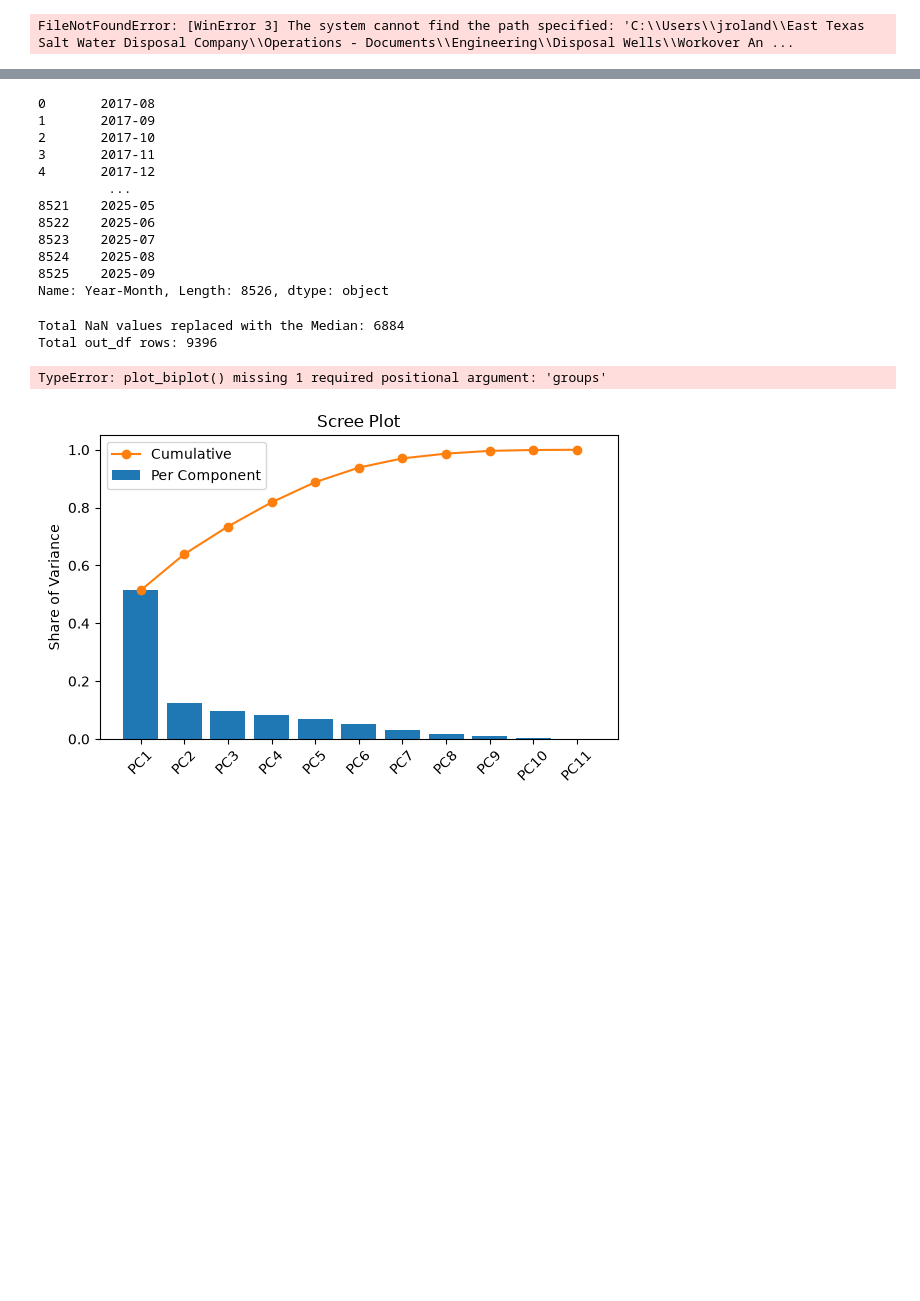
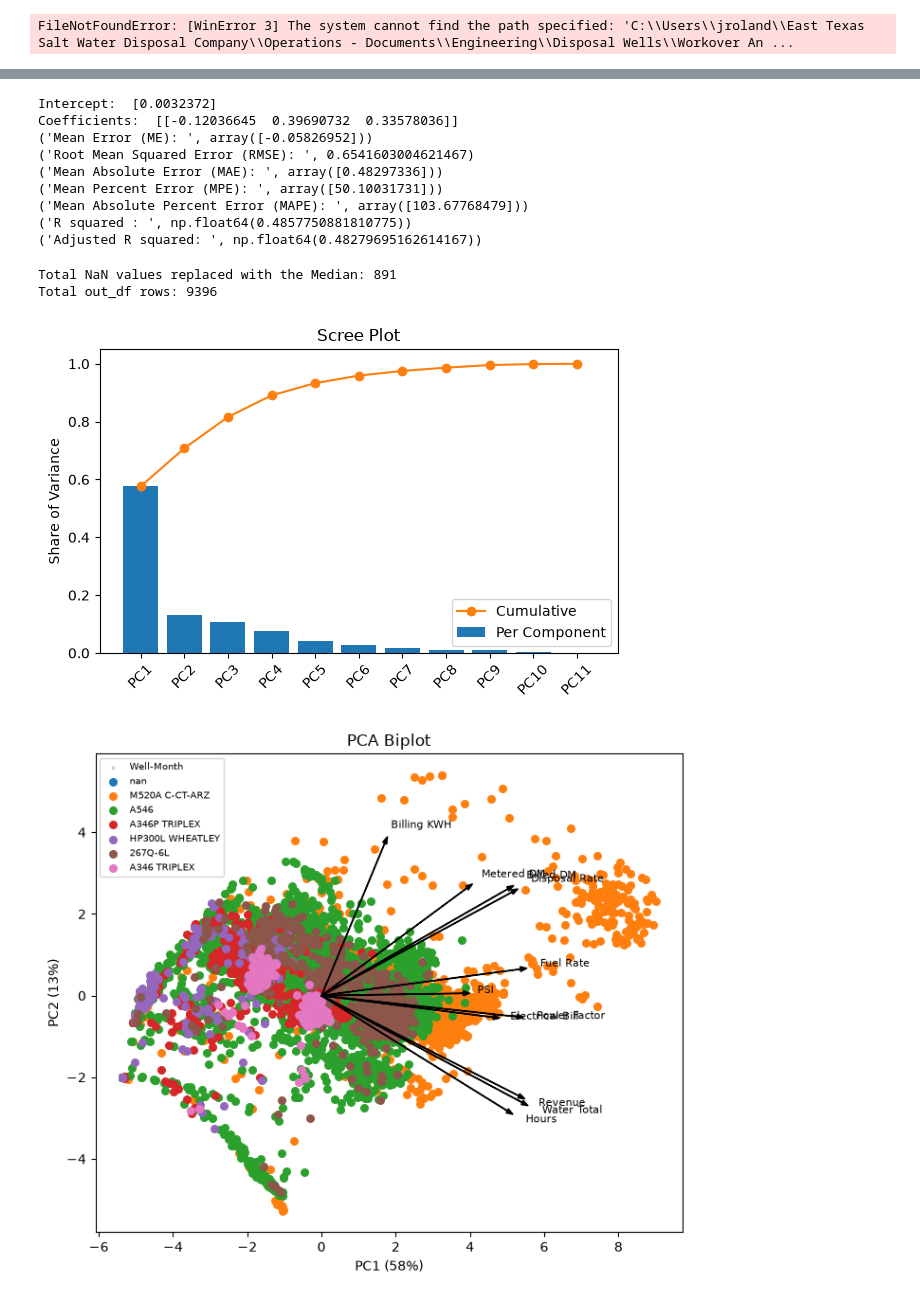
Before and after one commit to JarrettRoland/ETSWD_Analysis, a Jupyter notebook: Linear.ipynb, the cells around one changed output, grey strips where cells are left out. Cells and saved outputs as stored; diff of their text form; code cells hidden in the pictures; blank space fills up the shorter version.

```diff
--- a/Linear.ipynb
+++ b/Linear.ipynb
@@ -95,43 +115,47 @@ for label, lm in lm_dict.items():
 # Exploration of KWH and billing relationships
 # Variables of interest: Predictors: Hours, Water Total, PSI, Metered DM, Power Factor, Billed DM, Fuel Rate
 #                        Predicted: Billing KWH
-predictors = ["Hours", "Water Total", "PSI", "Metered DM", "Power Factor", "Billed DM", "Fuel Rate"]
-predicted = ["Billing KWH",]
+
+#standard predictors ["Billing, KWH, Fuel Rate, Metered DM"]
+#PCR predictors [PC1, PC2, PC3]
+predictors = ["Billing KWH", "Fuel Rate", "Metered DM"]
+predicted = ["Electrical Bill"]
+
+#dropping
 
 # We need to split dataset based on time, rather than randomly. The last observation for the data is September 2025.
 # Let's attempt to predict 6 months worth of data, so the training set will be start -> March 2025
-X = main_df[predictors]
-y = main_df[predicted]
-
-print(main_df["Year-Month"])
-
-train_X = main_df[main_df["Year-Month"] < "2025-04"]
+train_X = testing_df[testing_df["Year-Month"] < "2026-02"]
 train_X = train_X[predictors]
 
-test_X = main_df[main_df["Year-Month"] >= "2025-04"]
+test_X = testing_df[testing_df["Year-Month"] >= "2026-02"]
 test_X = test_X[predictors]
 
-train_y = main_df[main_df["Year-Month"] < "2025-04"]
+train_y = testing_df[testing_df["Year-Month"] < "2026-02"]
 train_y = train_y[predicted]
 
-test_y = main_df[main_df["Year-Month"] >= "2025-04"]
+test_y = testing_df[testing_df["Year-Month"] >= "2026-02"]
 test_y = test_y[predicted]
 
+model = LinearRegression()
+model.fit(train_X, train_y)
 
+print("Intercept: ", model.intercept_)
+print("Coefficients: ", model.coef_)
+
+test_predict = model.predict(test_X)
+regressionSummary(test_y, test_predict, test_X)
 # Normalization - NOTE: We are explaining rather than predicting in this case, so normalization should transform
 #                       all data and not just the training data whose values are applied to the test data.
 # NOTE: Normalization applies to PCA and other methods sensitive to absolute magnitude differences.
 #       OLS linear regression is not one of those.
 # %% [output]
-0       2017-08
-1       2017-09
-2       2017-10
-3       2017-11
-4       2017-12
-         ...
-8521    2025-05
-8522    2025-06
-8523    2025-07
-8524    2025-08
-8525    2025-09
-Name: Year-Month, Length: 8526, dtype: object
+Intercept:  [0.0032372]
+Coefficients:  [[-0.12036645  0.39690732  0.33578036]]
+('Mean Error (ME): ', array([-0.05826952]))
+('Root Mean Squared Error (RMSE): ', 0.6541603004621467)
+('Mean Absolute Error (MAE): ', array([0.48297336]))
+('Mean Percent Error (MPE): ', array([50.10031731]))
+('Mean Absolute Percent Error (MAPE): ', array([103.67768479]))
+('R squared : ', np.float64(0.4857750881810775))
+('Adjusted R squared: ', np.float64(0.48279695162614167))
@@ -164,34 +255,34 @@ scaler = StandardScaler()
 # so columns= needs to be passed into the DataFrame constructor
 scaled_df = pd.DataFrame(scaler.fit_transform(cleaned_df), columns=pca_vars, index=cleaned_df.index)
 
 # Run PCA - dict contains pca scores, variance dataframe, loadings dataframe, and scores dataframe
 non_pca_cols = [col for col in main_df.columns if col not in pca_vars]
 scaled_df = pd.concat([scaled_df, main_df[non_pca_cols]],
                       axis=1)
 
 os.chdir(r"C:\Users\loganfrideley\East Texas Salt Water Disposal Company\Operations - Documents\Engineering\Disposal Wells\Workover Analysis")
 folder = Path(os.getcwd())
 
 # Run PCA - dict contains pca scores, variance dataframe, loadings dataframe, and scores dataframe
 pca_dict = run_pca(scaled_df[pca_vars])
 
 out_df = pd.concat([pca_dict["output"], main_df[non_pca_cols]], axis=1)
 
 # write original df concatenated with scores to file
 out_df.to_excel("Derived All Data with PCA Scores.xlsx")
 
 variance_df = pca_dict["variance"]
 loadings_df = pca_dict["loadings"]
 variance_df.to_excel("PCA Variances.xlsx")
 loadings_df.to_excel("PCA Loadings.xlsx")
 
 # create scree plot
 plot_scree(pca_dict["variance"], input_path=folder)
 
 # plot biplot
-plot_biplot(pca_dict, input_path=folder)
+plot_biplot(pca_dict, main_df["Pump Model"], input_path=folder)
 # %% [output]
-Total NaN values replaced with the Median: 6884
+Total NaN values replaced with the Median: 891
 Total out_df rows: 9396
-TypeError: plot_biplot() missing 1 required positional argument: 'groups'
-[figure, old version]
+[figure, new version]
+[figure, added]
```
Also changed, not shown: parts of 7 cells of this notebook, 4 other files.
